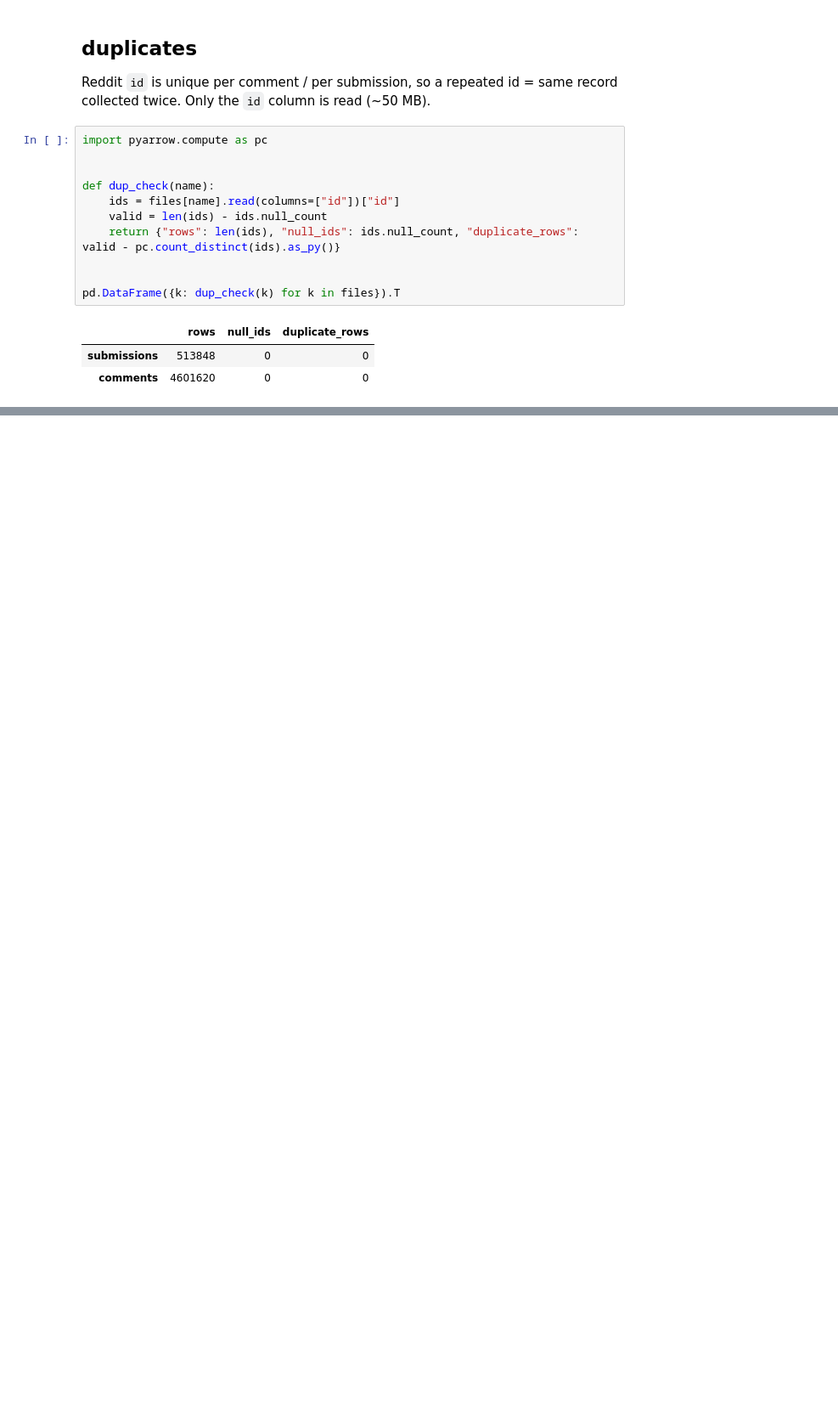
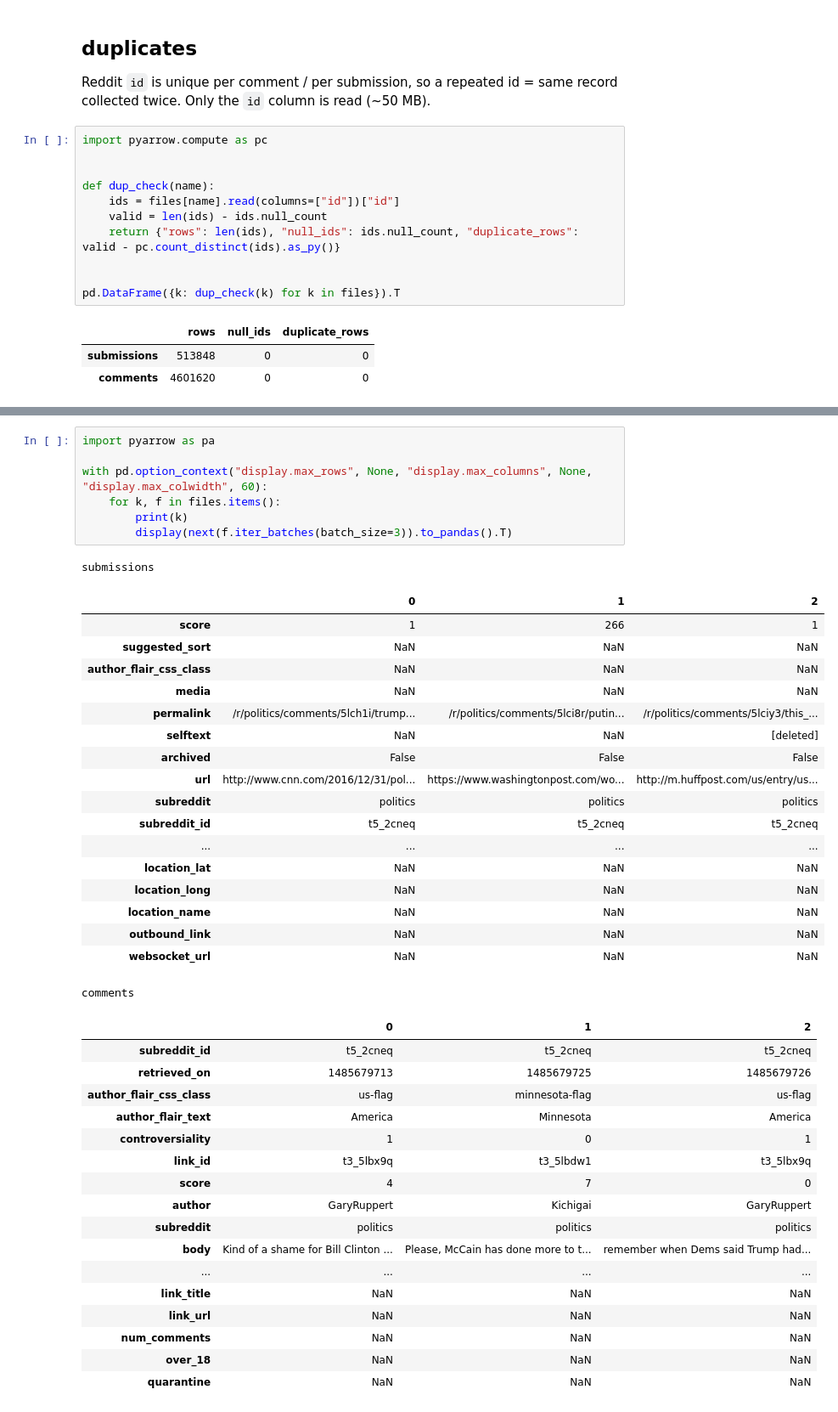
Before and after one commit to khorunzhaviktoriia/reddit_analysis_project, a Jupyter notebook: notebooks/basic_metrics.ipynb, the cells around one changed output, grey strips where cells are left out. Shown at 85% size. Drawn from its saved outputs; the diff is of its cells as text; blank space fills up the shorter version.

```diff
--- a/notebooks/basic_metrics.ipynb
+++ b/notebooks/basic_metrics.ipynb
@@ -126,0 +131,44 @@ pd.DataFrame({k: dup_check(k) for k in files}).T
+# %%
+import pyarrow as pa
+
+with pd.option_context("display.max_rows", None, "display.max_columns", None, "display.max_colwidth", 60):
+    for k, f in files.items():
+        print(k)
+        display(next(f.iter_batches(batch_size=3)).to_pandas().T)
+# %% [output]
+submissions
+|  | 0 | 1 | 2 |
+| score | 1 | 266 | 1 |
+| suggested_sort | NaN | NaN | NaN |
+| author_flair_css_class | NaN | NaN | NaN |
+| media | NaN | NaN | NaN |
+| permalink | /r/politics/comments/5lch1i/trump... | /r/politics/comments/5lci8r/putin... | /r/politics/comments/5lciy3/this_... |
+| selftext | NaN | NaN | [deleted] |
+| archived | False | False | False |
+| url | http://www.cnn.com/2016/12/31/pol... | https://www.washingtonpost.com/wo... | http://m.huffpost.com/us/entry/us... |
+| subreddit | politics | politics | politics |
+| subreddit_id | t5_2cneq | t5_2cneq | t5_2cneq |
+| ... | ... | ... | ... |
+| location_lat | NaN | NaN | NaN |
+| location_long | NaN | NaN | NaN |
+| location_name | NaN | NaN | NaN |
+| outbound_link | NaN | NaN | NaN |
+| websocket_url | NaN | NaN | NaN |
+comments
+|  | 0 | 1 | 2 |
+| subreddit_id | t5_2cneq | t5_2cneq | t5_2cneq |
+| retrieved_on | 1485679713 | 1485679725 | 1485679726 |
+| author_flair_css_class | us-flag | minnesota-flag | us-flag |
+| author_flair_text | America | Minnesota | America |
+| controversiality | 1 | 0 | 1 |
+| link_id | t3_5lbx9q | t3_5lbdw1 | t3_5lbx9q |
+| score | 4 | 7 | 0 |
+| author | GaryRuppert | Kichigai | GaryRuppert |
+| subreddit | politics | politics | politics |
+| body | Kind of a shame for Bill Clinton ... | Please, McCain has done more to t... | remember when Dems said Trump had... |
+| ... | ... | ... | ... |
+| link_title | NaN | NaN | NaN |
+| link_url | NaN | NaN | NaN |
+| num_comments | NaN | NaN | NaN |
+| over_18 | NaN | NaN | NaN |
+| quarantine | NaN | NaN | NaN |
```
Also changed, not shown: parts of 11 cells of this notebook, 1 other file.
